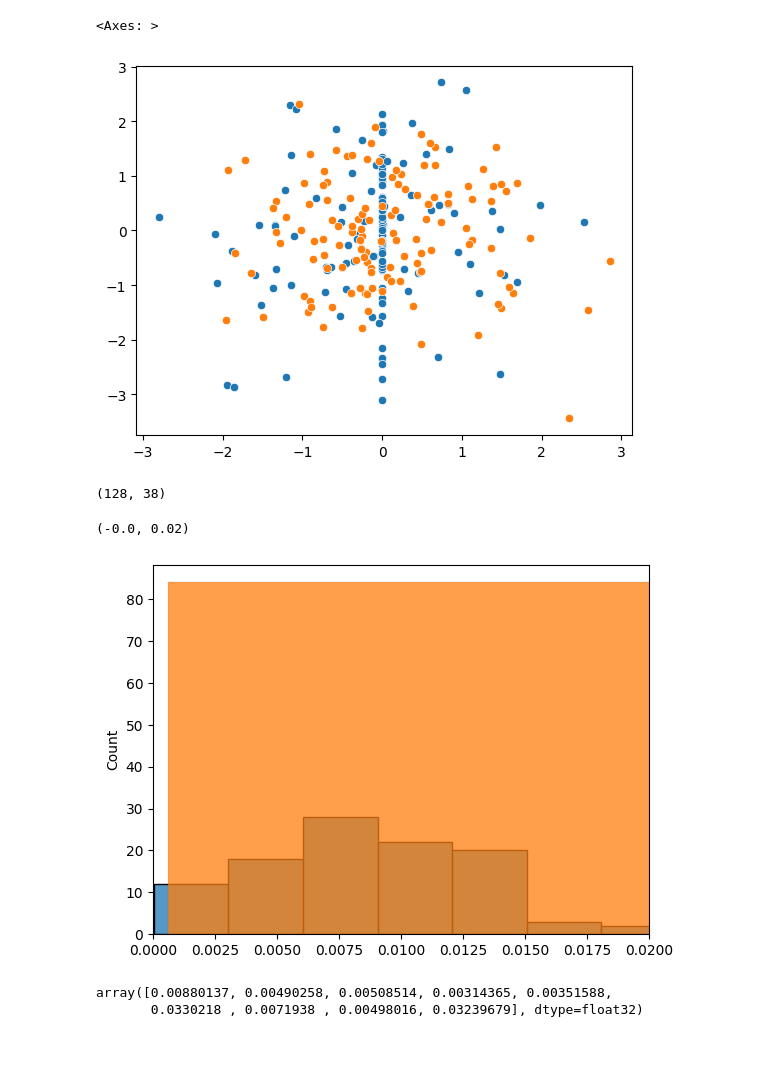
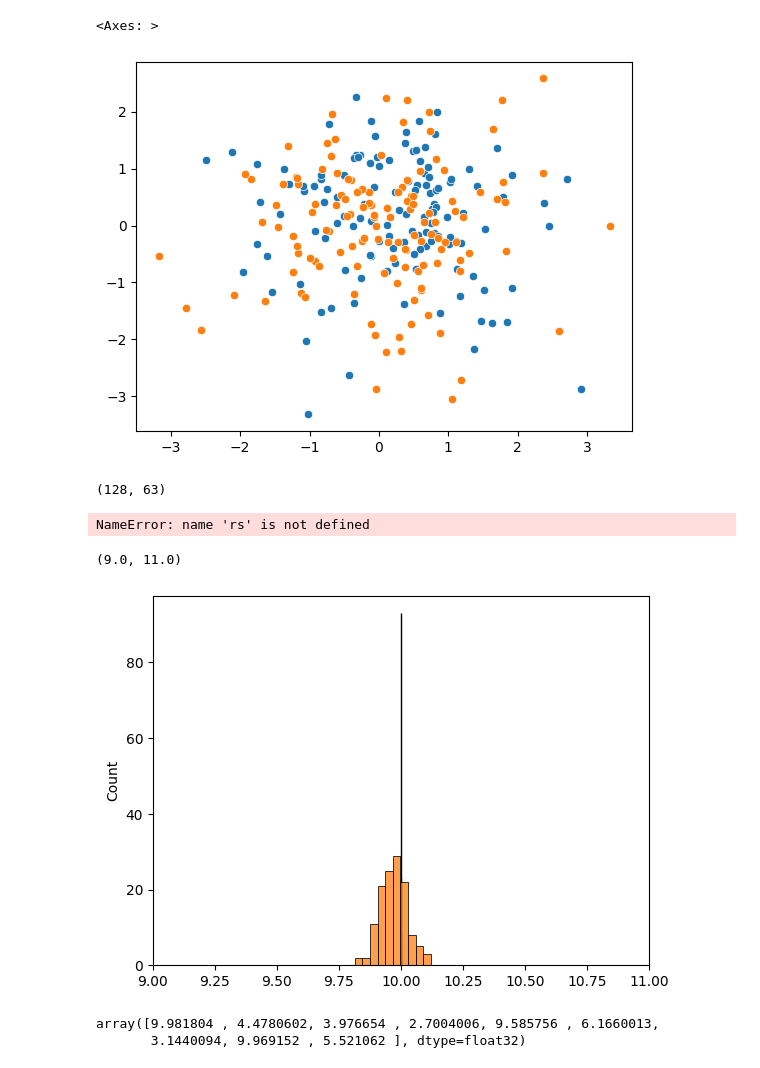
Before and after one commit to tochsner/ccd-validation, a Jupyter notebook: src/ml/ml_tests.ipynb, the cells around one changed output. Cells and saved outputs as stored; diff of their text form; code cells hidden in the pictures.

Commit message:
Add fraction-based encoding.

```diff
--- a/src/ml/ml_tests.ipynb
+++ b/src/ml/ml_tests.ipynb
@@ -80,50 +80,54 @@ model = model_factory(
 # %%
 from src.ml.modeling.weight_sharing_tree_flow import WeightSharingTreeFlow
 
-model = WeightSharingTreeFlow.load_from_checkpoint("ml_data/models/yule_10_simple_weight_sharing_2024_12_17_20_01_30/yule-10_1/w.ckpt")
+model = WeightSharingTreeFlow.load_from_checkpoint("ml_data/models/debug_fraction_encoding_2025_01_08_15_43_34/yule-10_140/epoch=09-val_loss=46.56.ckpt")
 model = model.eval()
 # %%
 import seaborn as sns
 sample = next(iter(val_loader))
 latent_space = model.forward(sample)["z"].detach().numpy()
-sns.scatterplot(x=latent_space[:, 5], y=latent_space[:, 13])
+sns.scatterplot(x=latent_space[:, -2], y=latent_space[:, -1])
 
 prior_latent_space = model.prior.sample((128, 2,)).detach().numpy()
 sns.scatterplot(x=prior_latent_space[:, 0], y=prior_latent_space[:, 1])
 # %% [output]
 <Axes: >
-[figure, old version]
+[figure, new version]
 # %%
 latent_space.shape
 # %% [output]
-(128, 38)
+(128, 63)
 # %%
 prior = model.prior.sample((128, 63,))
 latent = model.forward(sample)
+# %%
+rs
+# %% [output]
+NameError: name 'rs' is not defined
 # %%
 import matplotlib.pyplot as plt
 prior = model.prior.sample((128, 63,))
 latent = model.forward(sample)
 rs = model.inverse(latent)["branch_lengths"]
 rs = rs.detach().numpy()
 sns.histplot(rs[:, 7])
-plt.xlim(-10, 15)
+plt.xlim(9, 11)
 
 prior = model.prior.sample((128, 63,))
 latent = model.forward(sample)
 latent["z"] = prior.clone()
 rs = model.sample(sample)["branch_lengths"]
 rs = rs.detach().numpy()
 sns.histplot(rs[:,7])
-plt.xlim(-0.0, 0.02)
+plt.xlim(9, 11)
 # %% [output]
-(-0.0, 0.02)
+(9.0, 11.0)
-[figure, old version]
+[figure, new version]
 # %%
 rs.mean(axis=0)
 # %% [output]
-array([0.00880137, 0.00490258, 0.00508514, 0.00314365, 0.00351588,
-       0.0330218 , 0.0071938 , 0.00498016, 0.03239679], dtype=float32)
+array([9.981804 , 4.4780602, 3.976654 , 2.7004006, 9.585756 , 6.1660013,
+       3.1440094, 9.969152 , 5.521062 ], dtype=float32)
 # %%
 from loguru import logger
 from pathlib import Path
```
Also changed, not shown: parts of 12 cells of this notebook, 10 other files.
